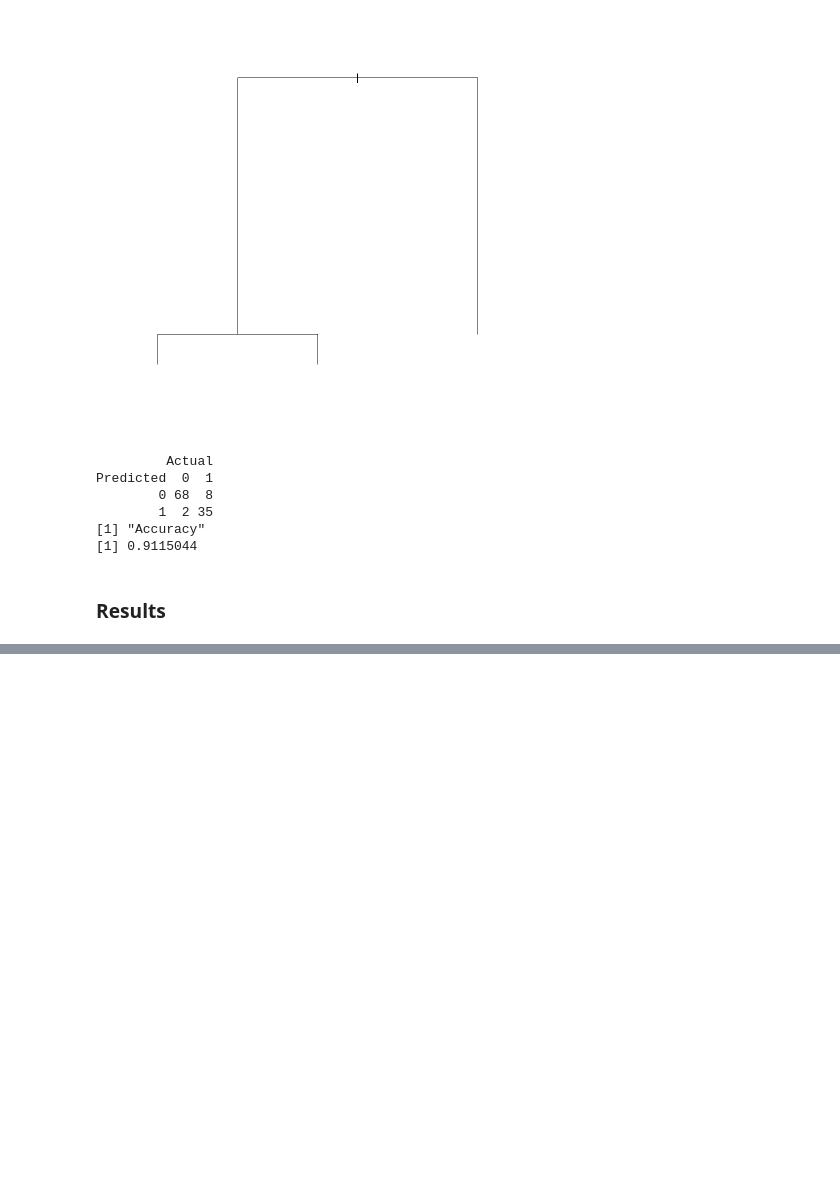
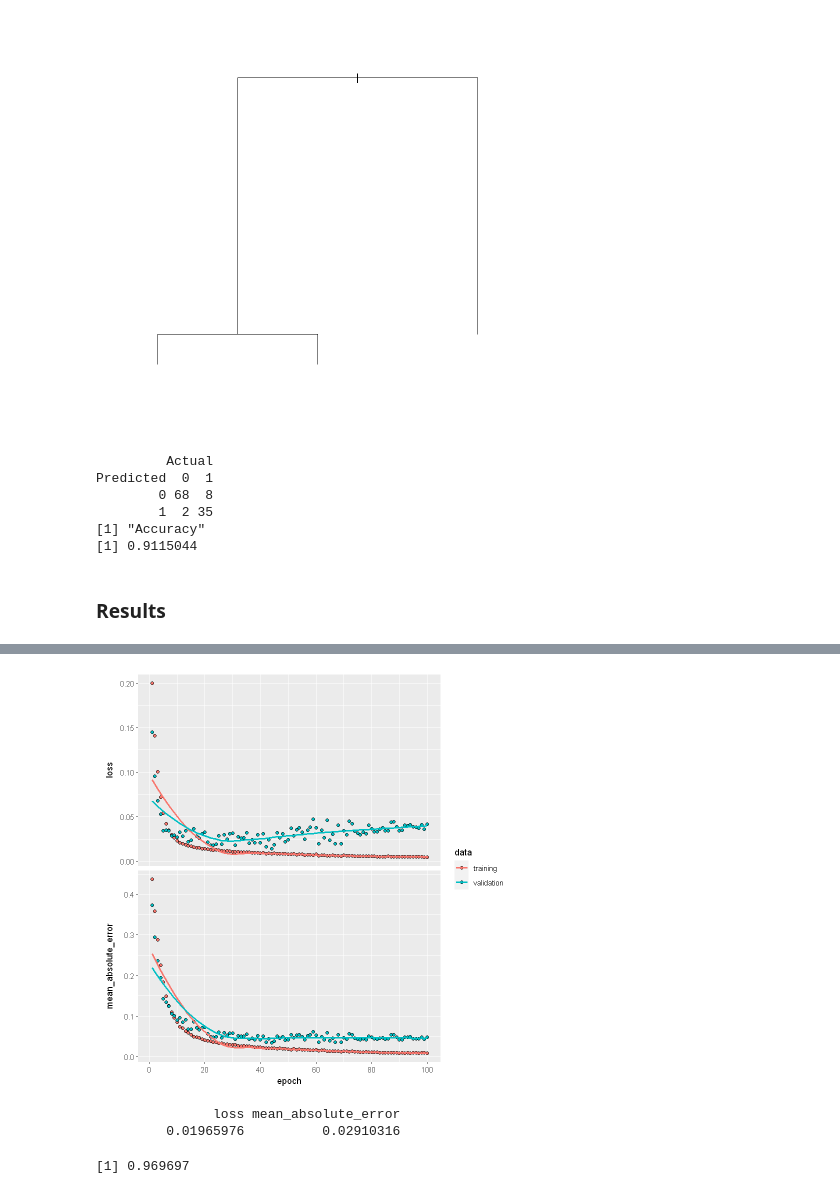
Before and after one commit to youmengh/breast-cancer-classification, a Jupyter notebook: hin_kumar_breast_cancer_classification.ipynb, the cells around one changed output, grey strips where cells are left out. Cells and saved outputs as stored; diff of their text form; code cells hidden in the pictures; blank space fills up the shorter version.

```diff
--- a/hin_kumar_breast_cancer_classification.ipynb
+++ b/hin_kumar_breast_cancer_classification.ipynb
@@ -231,0 +241,3 @@ As seen above, the models do extremely well when given the approximately 450 dat
+# %%
+# convert predicted values to numeric (1 = M, 0 = B)
+bc$diagnosis <-ifelse(bc$diagnosis=="M",1,0)
@@ -231,0 +399,7 @@ As seen above, the models do extremely well when given the approximately 450 dat
+# %%
+# create model 2
+modnn_2 <- keras_model_sequential() %>%
+    layer_dense(units = 20, activation = 'sigmoid', input_shape = ncol(train)) %>%
+    layer_dense(units = 20, activation = 'relu') %>%
+    layer_dense(units = 20, activation = 'tanh') %>%
+    layer_dense(units = 1, activation = 'sigmoid')
@@ -231,0 +426,22 @@ As seen above, the models do extremely well when given the approximately 450 dat
+# %%
+# fit model 2
+history <- modnn_2 %>% fit(train_x, train_y, epochs=100, batch_size=32, validation_split = 0.1)
+
+# plot performance
+plot(history)
+# %% [output]
+[figure, added]
+# %%
+# check performance
+modnn_2 %>% evaluate(test_x, test_y, verbose = 0)
+# %% [output]
+               loss mean_absolute_error
+         0.01965976          0.02910316
+# %%
+# predicted values
+P <- round(predict(modnn_2,test_x))
+
+# check accuracy
+get_accuracy(test_y,P)
+# %% [output]
+[1] 0.969697
```
Also changed, not shown: parts of 25 cells of this notebook.
